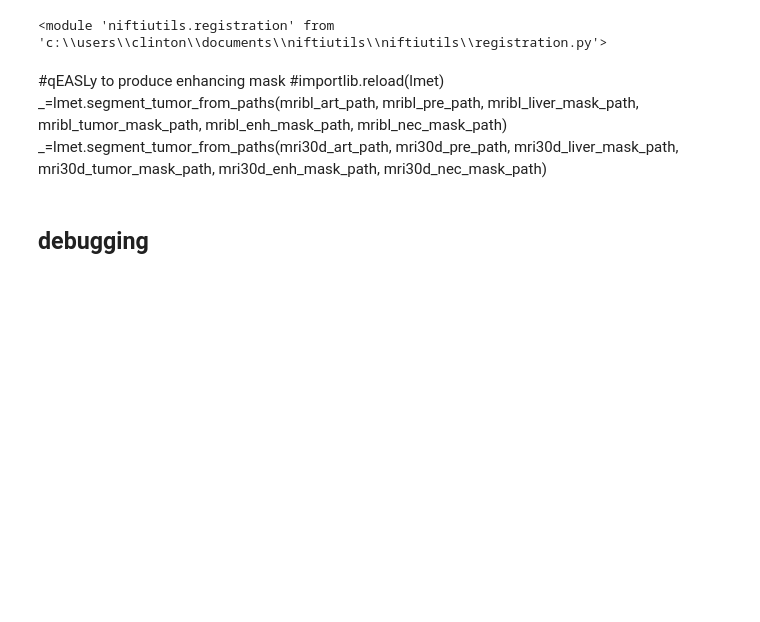
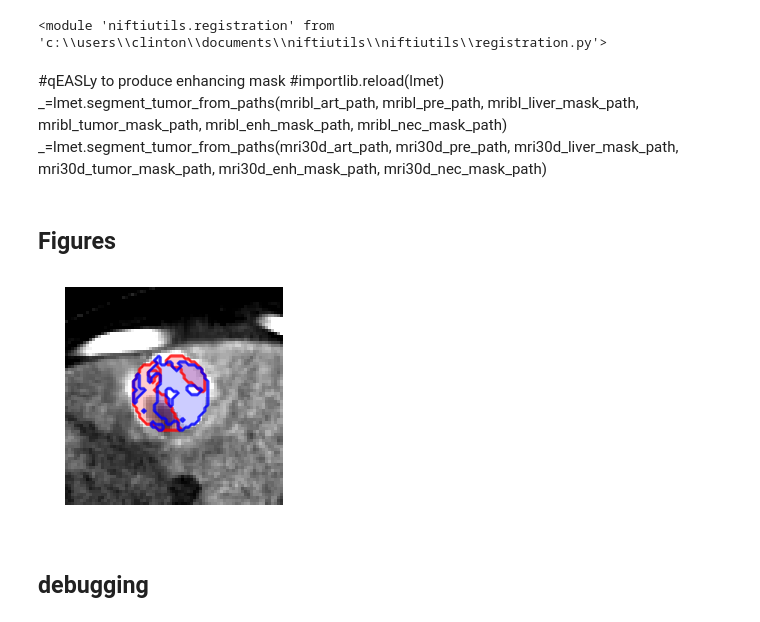
Before and after one commit to clintonjwang/lipiodol, a Jupyter notebook: data-retriever.ipynb, the cells around one changed output. Saved outputs shown, nothing was run; the diff lists cells and outputs as text; code cells hidden in the pictures; blank space fills up the shorter version.

Commit message:
visualization

```diff
--- a/data-retriever.ipynb
+++ b/data-retriever.ipynb
@@ -112,7 +113,7 @@ if len(paths)==1:
 # %% [markdown]
 ## Make liver mask
 # %%
-patient_id = "07"
+patient_id = "37"
 mask_dir = join(target_dir, patient_id, "masks")
 nii_dir = join(target_dir, patient_id, "nii_files")
 if not exists(nii_dir):
@@ -213,3 +219,5 @@ xform_path, crops, pads = reg.get_mask_Tx_shape(mri30d_art_path, mri30d_tumor_ma
 _ = reg.transform_region(mri30d_art_path, xform_path, crops, pads, [1.]*3, ball_mri30d_path)
 _ = reg.transform_mask(mri30d_enh_mask_path, mri30d_art_path, xform_path,
                      crops, pads, [1.]*3, ball_mri30d_enh_mask_path)
+# %% [markdown]
+## Figures
@@ -215,0 +262,36 @@ _ = reg.transform_mask(mri30d_enh_mask_path, mri30d_art_path, xform_path,
+# %%
+# Figure for BL MRI unreg
+img,_ = hf.nii_load(ct24_path)
+blmask,_ = masks.get_mask(lipiodol_mask_path)
+nz = np.argwhere(blmask)
+
+pad = [img.shape[0]//5, img.shape[1]//5]
+sl1 = slice(max(nz[:,0].min()-pad[0],0), nz[:,0].max()+pad[0])
+sl2 = slice(max(nz[:,1].min()-pad[1],0), nz[:,1].max()+pad[1])
+img = np.transpose(img[sl1,sl2], (1,0,2))
+blmask = np.transpose(blmask[sl1,sl2], (1,0,2))
+sl1, sl2 = nz[:,-1].min(), nz[:,-1].max()
+
+for sl in range(sl1,sl2,(sl2-sl1)//5):
+    plt.close()
+    plt.imshow(img[...,sl], cmap='gray', vmin=30, vmax=250)
+    plt.contour(blmask[:,:,sl], colors='g', alpha=.4)
+    plt.axis('off')
+    plt.savefig("D:\\Lipiodol\\Figures\\unreg\\Lip_%d.png" % sl, dpi=100, bbox_inches='tight')
+# %%
+# Figure for 24h CT
+img,_ = hf.nii_load(ball_ct24_path)
+blmask,_ = masks.get_mask(ball_mribl_enh_mask_path)
+fumask,_ = masks.get_mask(ball_mri30d_enh_mask_path)
+
+for sl in range(img.shape[-1]//4,img.shape[-1]*3//4,img.shape[-1]//12):
+    plt.close()
+    plt.imshow(img[...,sl], cmap='gray', vmin=30, vmax=250)
+    FU=plt.contour(fumask[:,:,sl], colors='r', alpha=.4)
+    plt.contour(blmask[:,:,sl], colors='b', alpha=.4)
+    plt.contourf(fumask[:,:,sl], colors=[(0,0,0,0)]*6+[(1,0,0,.2)]) #look at the length of FU.allsegs
+    plt.contourf(blmask[:,:,sl], colors=[(0,0,0,0)]*6+[(0,0,1,.2)])
+    plt.axis('off')
+    plt.savefig("D:\\Lipiodol\\Figures\\24hCT_%d.png" % sl, dpi=100, bbox_inches='tight')
+# %% [output]
+[figure, added]
```
Also changed, not shown: parts of 31 cells of this notebook, 1 other file.
